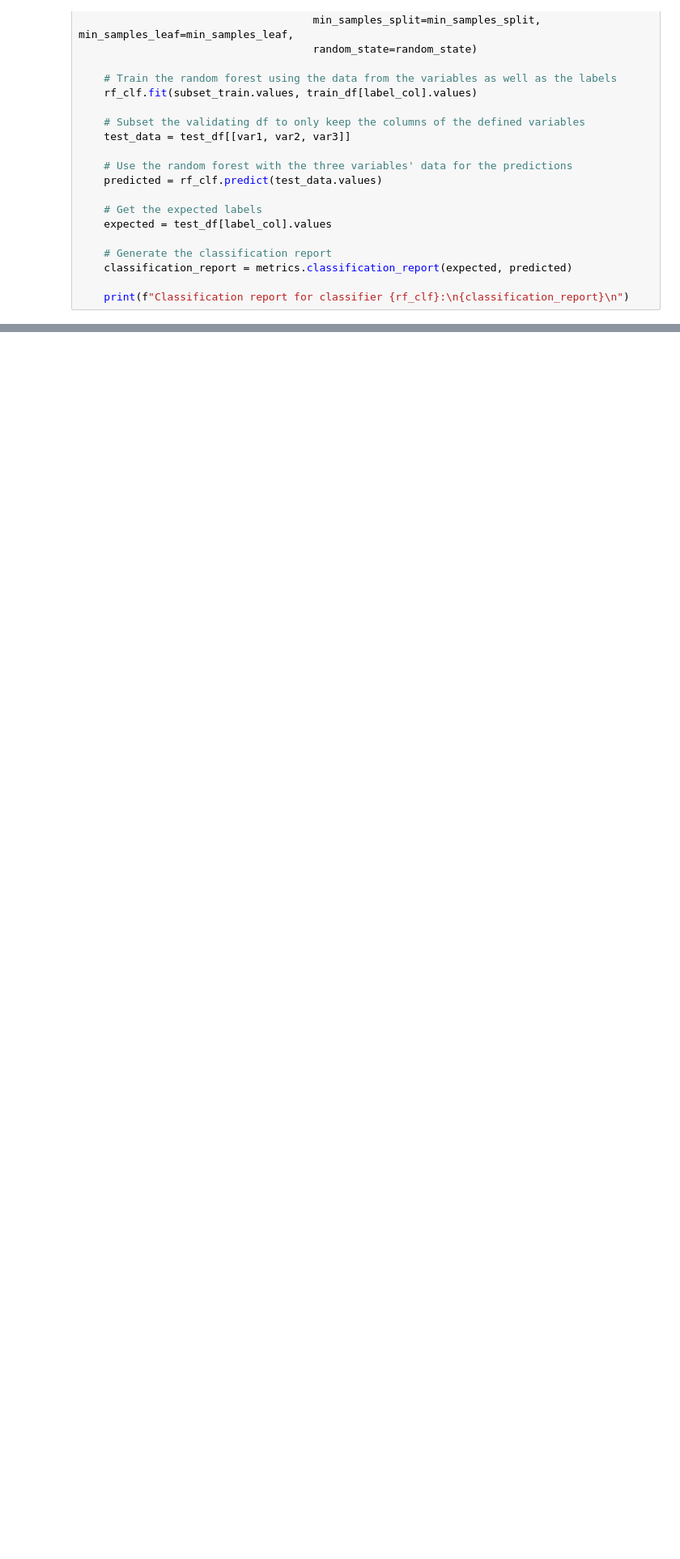
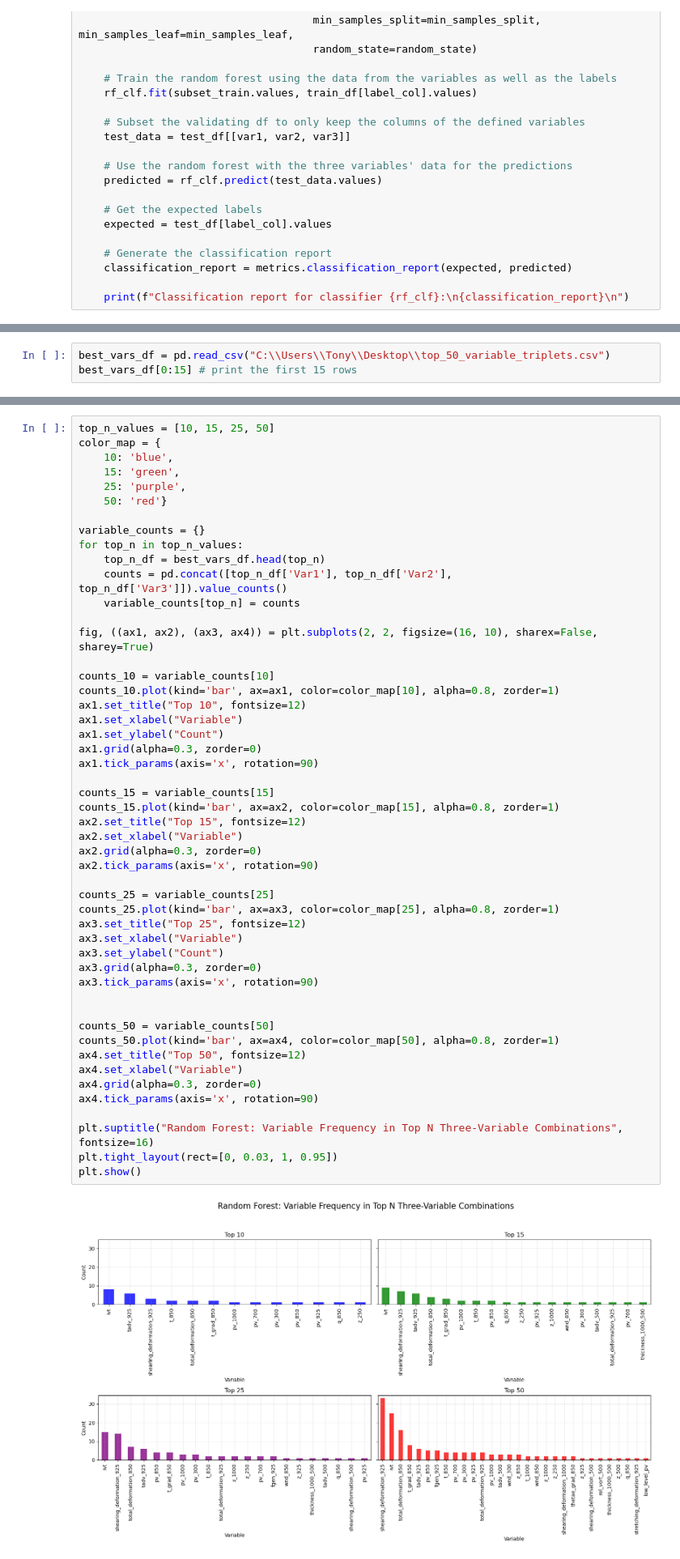
Before and after one commit to anthony-illenden/EAE-598-Project, a Jupyter notebook: machine_learning/Jupyter_Notebooks/rf_model_testing.ipynb, the cells around one changed output, grey strips where cells are left out. Shown: that part at 81% size. Saved outputs shown, nothing was run; the diff lists cells and outputs as text; blank space fills up the shorter version.

Commit message:
added MDs and figure

```diff
--- a/machine_learning/Jupyter_Notebooks/rf_model_testing.ipynb
+++ b/machine_learning/Jupyter_Notebooks/rf_model_testing.ipynb
@@ -95,0 +101,3 @@ def train_and_evaluate_rf(train_df, test_df, var1, var2, var3, label_col, random
+# %%
+best_vars_df = pd.read_csv("C:\\Users\\Tony\\Desktop\\top_50_variable_triplets.csv")
+best_vars_df[0:15] # print the first 15 rows
@@ -95,0 +123,52 @@ def train_and_evaluate_rf(train_df, test_df, var1, var2, var3, label_col, random
+# %%
+top_n_values = [10, 15, 25, 50]
+color_map = {
+    10: 'blue',
+    15: 'green',
+    25: 'purple',
+    50: 'red'}
+
+variable_counts = {}
+for top_n in top_n_values:
+    top_n_df = best_vars_df.head(top_n)
+    counts = pd.concat([top_n_df['Var1'], top_n_df['Var2'], top_n_df['Var3']]).value_counts()
+    variable_counts[top_n] = counts
+
+fig, ((ax1, ax2), (ax3, ax4)) = plt.subplots(2, 2, figsize=(16, 10), sharex=False, sharey=True)
+
+counts_10 = variable_counts[10]
+counts_10.plot(kind='bar', ax=ax1, color=color_map[10], alpha=0.8, zorder=1)
+ax1.set_title("Top 10", fontsize=12)
+ax1.set_xlabel("Variable")
+ax1.set_ylabel("Count")
+ax1.grid(alpha=0.3, zorder=0)
+ax1.tick_params(axis='x', rotation=90)
+
+counts_15 = variable_counts[15]
+counts_15.plot(kind='bar', ax=ax2, color=color_map[15], alpha=0.8, zorder=1)
+ax2.set_title("Top 15", fontsize=12)
+ax2.set_xlabel("Variable")
+ax2.grid(alpha=0.3, zorder=0)
+ax2.tick_params(axis='x', rotation=90)
+
+counts_25 = variable_counts[25]
+counts_25.plot(kind='bar', ax=ax3, color=color_map[25], alpha=0.8, zorder=1)
+ax3.set_title("Top 25", fontsize=12)
+ax3.set_xlabel("Variable")
+ax3.set_ylabel("Count")
+ax3.grid(alpha=0.3, zorder=0)
+ax3.tick_params(axis='x', rotation=90)
+
+
+counts_50 = variable_counts[50]
+counts_50.plot(kind='bar', ax=ax4, color=color_map[50], alpha=0.8, zorder=1)
+ax4.set_title("Top 50", fontsize=12)
+ax4.set_xlabel("Variable")
+ax4.grid(alpha=0.3, zorder=0)
+ax4.tick_params(axis='x', rotation=90)
+
+plt.suptitle("Random Forest: Variable Frequency in Top N Three-Variable Combinations", fontsize=16)
+plt.tight_layout(rect=[0, 0.03, 1, 0.95])
+plt.show()
+# %% [output]
+[figure, added]
```
Also changed, not shown: parts of 33 cells of this notebook.
